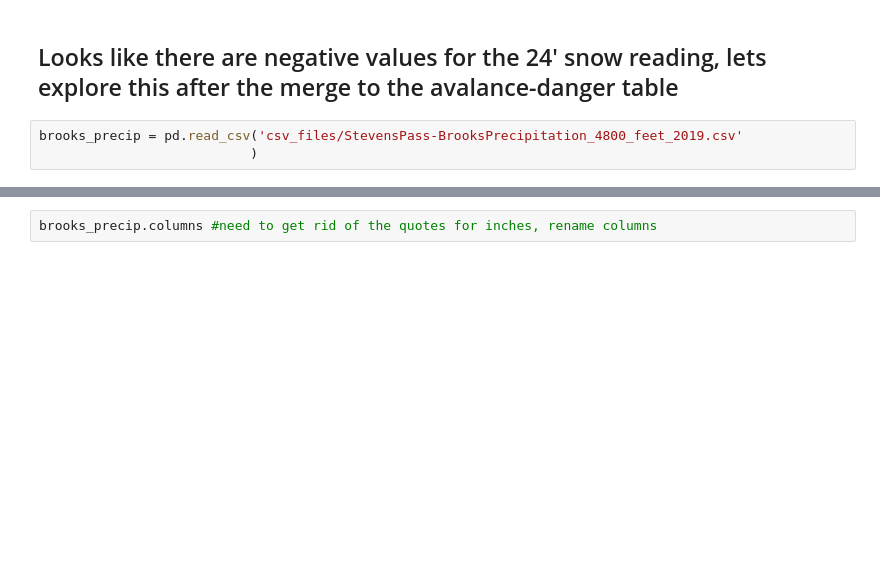
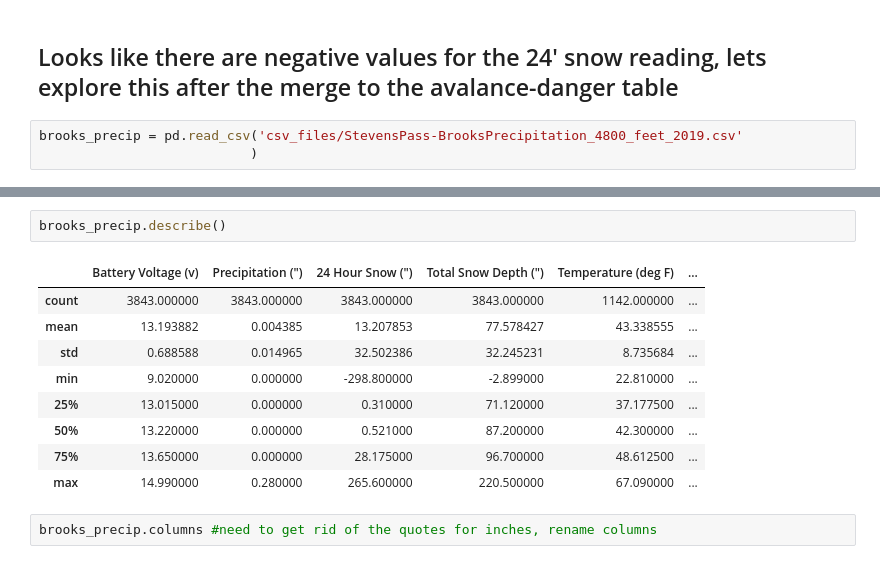
Before and after one commit to kevintheduu/avalanche-predictor, a Jupyter notebook: data_merge.ipynb, the cells around one changed output, grey strips where cells are left out. Cells and saved outputs as stored; diff of their text form; blank space fills up the shorter version.

```diff
--- a/data_merge.ipynb
+++ b/data_merge.ipynb
@@ -97,3 +133,15 @@ brooks_precip = pd.read_csv('csv_files/StevensPass-BrooksPrecipitation_4800_feet
+# %%
+brooks_precip.describe()
+# %% [output]
+|  | Battery Voltage (v) | Precipitation (") | 24 Hour Snow (") | Total Snow Depth (") | Temperature (deg F) | ... |
+| count | 3843.000000 | 3843.000000 | 3843.000000 | 3843.000000 | 1142.000000 | ... |
+| mean | 13.193882 | 0.004385 | 13.207853 | 77.578427 | 43.338555 | ... |
+| std | 0.688588 | 0.014965 | 32.502386 | 32.245231 | 8.735684 | ... |
+| min | 9.020000 | 0.000000 | -298.800000 | -2.899000 | 22.810000 | ... |
+| 25% | 13.015000 | 0.000000 | 0.310000 | 71.120000 | 37.177500 | ... |
+| 50% | 13.220000 | 0.000000 | 0.521000 | 87.200000 | 42.300000 | ... |
+| 75% | 13.650000 | 0.000000 | 28.175000 | 96.700000 | 48.612500 | ... |
+| max | 14.990000 | 0.280000 | 265.600000 | 220.500000 | 67.090000 | ... |
 # %%
 brooks_precip.columns #need to get rid of the quotes for inches, rename columns
 # %% [output]
```
Also changed, not shown: parts of 29 cells of this notebook, 3 other files.
